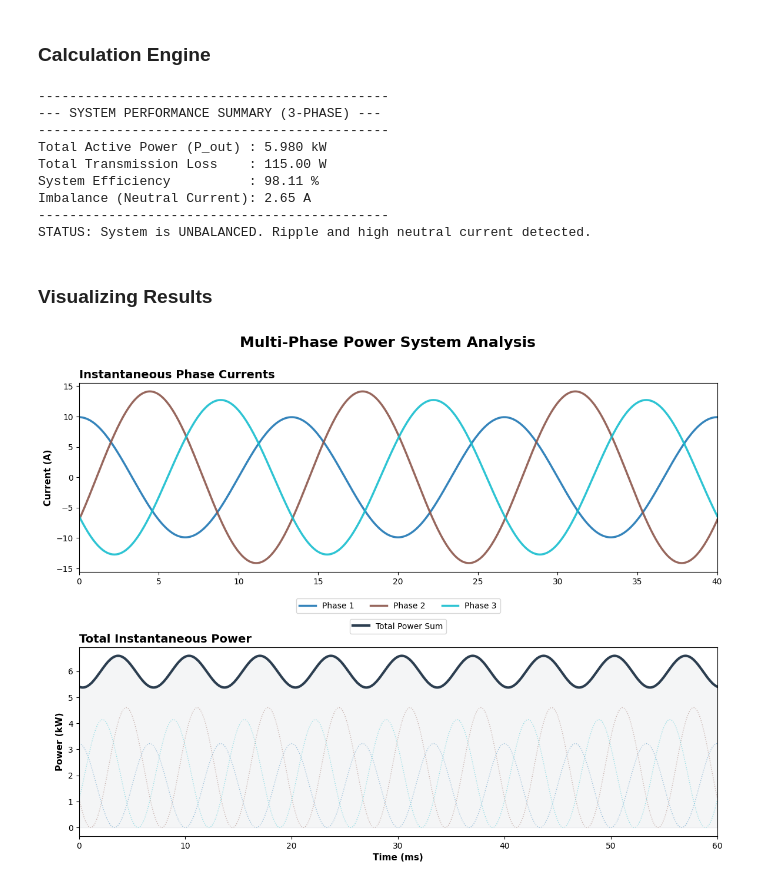
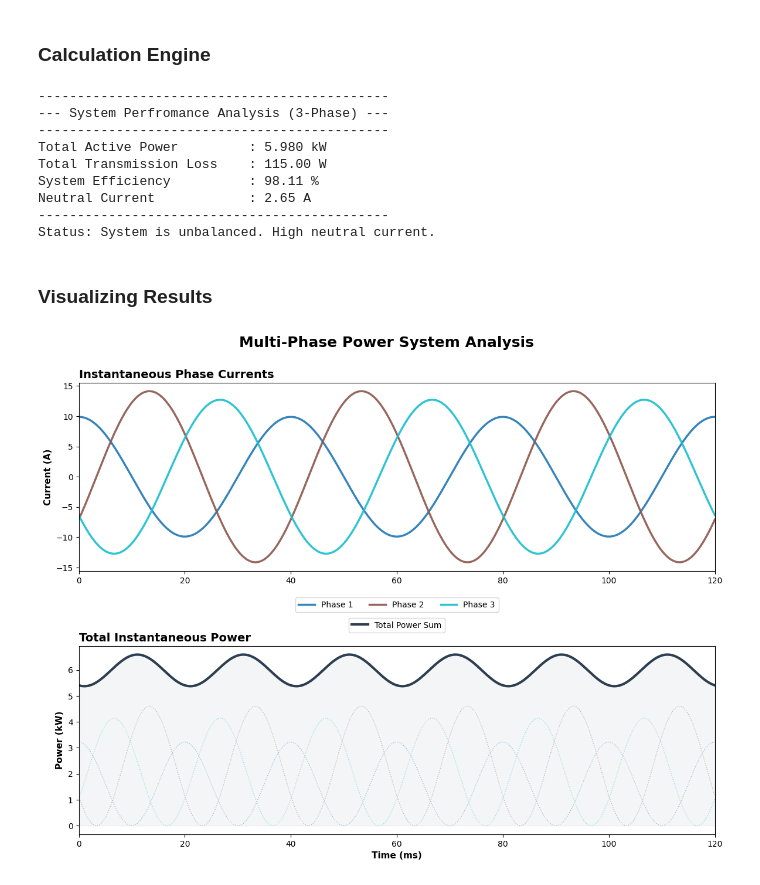
Before and after one commit to mattia-3rne/Multi-Phase-Electric-Power-System-Analysis, a Jupyter notebook: main.ipynb, the cells around one changed output. Saved outputs shown, nothing was run; the diff lists cells and outputs as text; code cells hidden in the pictures.

Commit message:
added num_cycles option

```diff
--- a/main.ipynb
+++ b/main.ipynb
@@ -29,7 +29,7 @@ import numpy as np
 # %%
 voltage_rms = 230      # Volts
 line_resistance = 0.5  # Ohms
-frequency = 50         # Hz
+frequency = 25         # Hz
 
 # Phase currents (amps)
 current_mags = [7, 10, 9]
@@ -75,8 +75,8 @@ current_phasors = I_rms * np.exp(1j * current_angles_rad)
 neutral_current_mag = np.abs(np.sum(current_phasors))
 
 # Time-domain data
-t = np.linspace(0, 2/frequency, 1000) # 2 cycles
-omega = num_cycles * np.pi * frequency
+t = np.linspace(0, num_cycles*(1/frequency), 1000)
+omega = 2 * np.pi * frequency
 
 waveforms_i = np.zeros((N, len(t)))
 waveforms_p = np.zeros((N, len(t)))
@@ -85,55 +85,47 @@ for k in range(N):
     # Current Waveform
     waveforms_i[k] = np.sqrt(2) * I_rms[k] * np.cos(omega * t - current_angles_rad[k])
 
-    # Voltage Waveform (Reference)
+    # Voltage Waveform
     v_inst = np.sqrt(2) * voltage_rms * np.cos(omega * t - ref_angles[k])
 
-    # Instantaneous Power (v(t) * i(t))
+    # Instantaneous Power
     waveforms_p[k] = v_inst * waveforms_i[k]
 
 total_inst_power = np.sum(waveforms_p, axis=0)
 
 
-# --- TEXT OUTPUT SUMMARY ---
+# Results
 print("-" * 45)
-print(f"--- SYSTEM PERFORMANCE SUMMARY ({N}-PHASE) ---")
+print(f"--- System Perfromance Analysis ({N}-Phase) ---")
 print("-" * 45)
-print(f"Total Active Power (P_out) : {total_active_power/1000:.3f} kW")
+print(f"Total Active Power         : {total_active_power/1000:.3f} kW")
 print(f"Total Transmission Loss    : {total_loss:.2f} W")
 print(f"System Efficiency          : {efficiency:.2f} %")
-print(f"Imbalance (Neutral Current): {neutral_current_mag:.2f} A")
+print(f"Neutral Current            : {neutral_current_mag:.2f} A")
 print("-" * 45)
 if neutral_current_mag > 1.0:
-    print("STATUS: System is UNBALANCED. Ripple and high neutral current detected.")
+    print("Status: System is unbalanced. High neutral current.")
 else:
-    print("STATUS: System is BALANCED. Power is smooth.")
+    print("Status: System is balanced. Power is smooth.")
 # %% [output]
 ---------------------------------------------
---- SYSTEM PERFORMANCE SUMMARY (3-PHASE) ---
+--- System Perfromance Analysis (3-Phase) ---
 ---------------------------------------------
-Total Active Power (P_out) : 5.980 kW
+Total Active Power         : 5.980 kW
 Total Transmission Loss    : 115.00 W
 System Efficiency          : 98.11 %
-Imbalance (Neutral Current): 2.65 A
+Neutral Current            : 2.65 A
 ---------------------------------------------
-STATUS: System is UNBALANCED. Ripple and high neutral current detected.
+Status: System is unbalanced. High neutral current.
 # %% [markdown]
 ### Visualizing Results
 # %%
-# --- VISUALIZATION: CLEAN & WIDE ---
-
-# 1. Setup the "Canvas"
-
-# Create figure (Standard full width)
+# Creating figure
 fig, (ax1, ax2) = plt.subplots(2, 1, figsize=(14, 10), dpi=100)
 fig.suptitle("Multi-Phase Power System Analysis", fontsize=18, fontweight='bold', y=0.96)
-
-# High contrast colors
 colors = plt.cm.tab10(np.linspace(0, 1, N))
 
-# ==========================================
-# PLOT 1: CURRENT WAVEFORMS
-# ==========================================
+# Plotting wave forms
 for k in range(N):
     ax1.plot(t * 1000, waveforms_i[k],
              label=f'Phase {k+1}',
@@ -143,46 +135,46 @@ for k in range(N):
 
 ax1.set_title("Instantaneous Phase Currents", fontsize=14, loc='left', fontweight='bold')
 ax1.set_ylabel("Current (A)", fontsize=11, fontweight='bold')
-ax1.set_xlim(0, (2/frequency)*1000)
+ax1.set_xlim(0, num_cycles*(1/frequency)*1000)
 ax1.tick_params(labelsize=10)
 
 # Legend at the bottom
 ax1.legend(loc='upper center', bbox_to_anchor=(0.5, -0.12),
           fancybox=True, shadow=False, ncol=N, fontsize=10, frameon=True)
 
-# ==========================================
 # PLOT 2: TOTAL POWER OUTPUT
 # ==========================================
 
 # 1. Draw individual phases (faint background)
 for k in range(N):
     ax2.plot(t * 1000, waveforms_p[k] / 1000,
              color=colors[k], linestyle=':', linewidth=1, alpha=0.4)
 
 # 2. Draw Total Power (Bold)
 # We add the numeric value to the label so it's still visible in the legend
 avg_p_kw = total_active_power / 1000
 ax2.plot(t * 1000, total_inst_power / 1000,
          color='#2c3e50', linewidth=3,
          label="Total Power Sum")
 
 # 3. Fill area under the curve
 ax2.fill_between(t * 1000, total_inst_power / 1000, 0, color='#2c3e50', alpha=0.05)
 
 ax2.set_title("Total Instantaneous Power", fontsize=14, loc='left', fontweight='bold')
 ax2.set_ylabel("Power (kW)", fontsize=11, fontweight='bold')
 ax2.set_xlabel("Time (ms)", fontsize=11, fontweight='bold')
-ax2.set_xlim(0, (2/frequency)*1000)
+ax2.set_xlim(0, num_cycles*(1/frequency)*1000)
+
 
 # Legend inside the plot (top right) to save space
 ax2.legend(loc='lower center', bbox_to_anchor=(0.5, 1.05),
           fancybox=True, shadow=False, ncol=N, fontsize=10, frameon=True)
 
 # ==========================================
 # LAYOUT ADJUSTMENT
 # ==========================================
 plt.subplots_adjust(hspace=0.4)
 
 plt.show()
 # %% [output]
-[figure, old version]
+[figure, new version]
```
